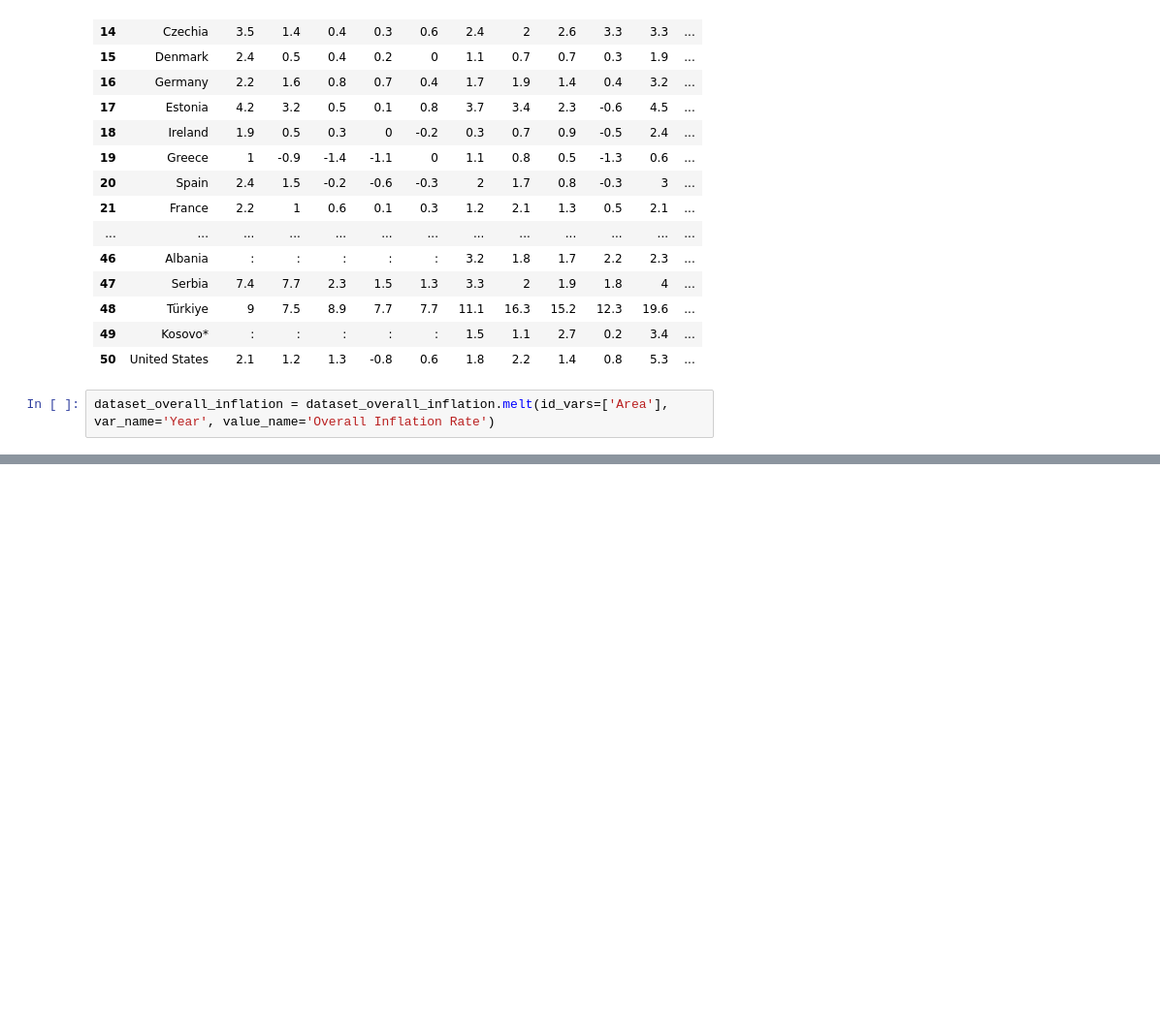
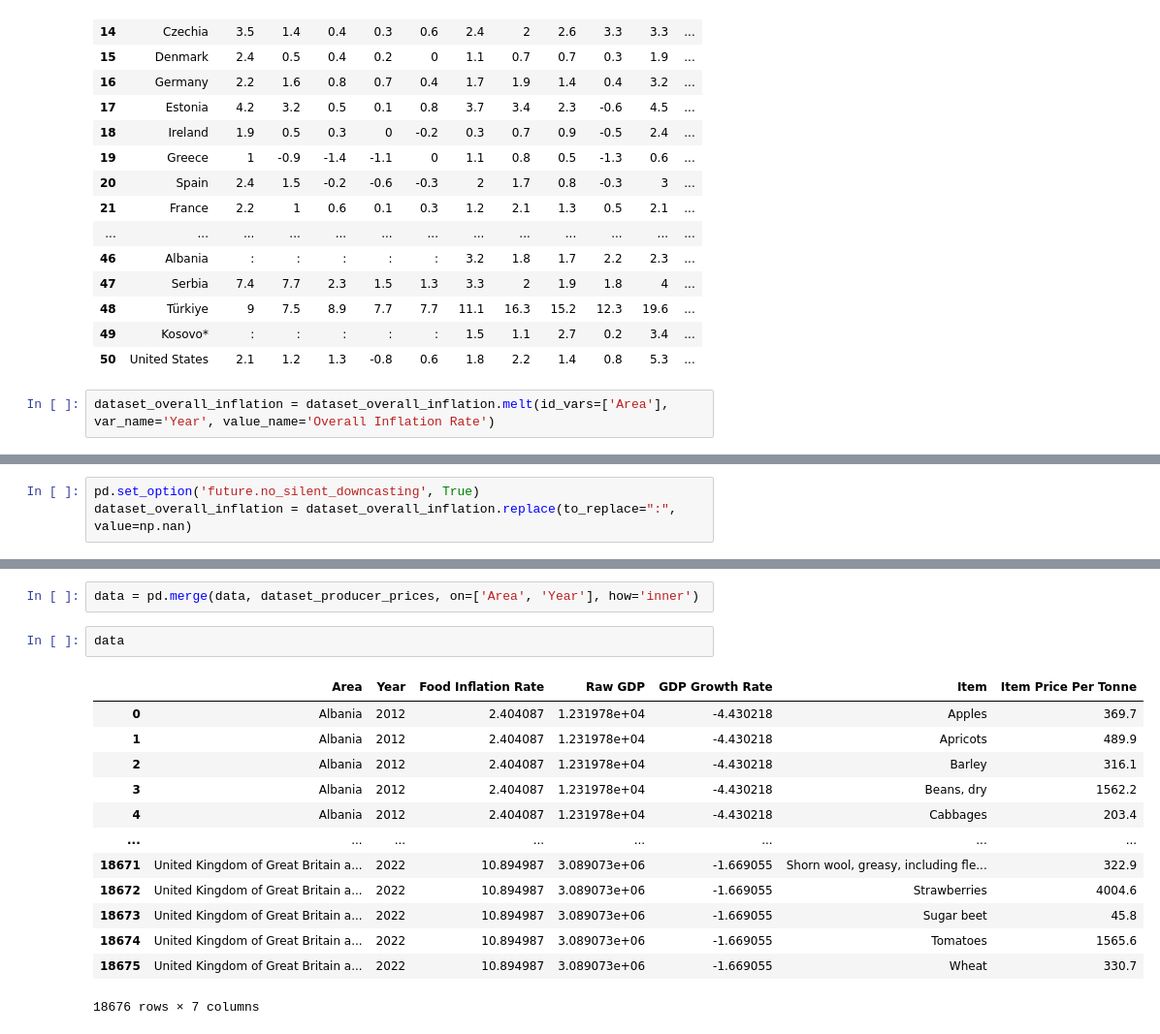
Before and after one commit to filipsam789/food-explainable-ai, a Jupyter notebook: project.ipynb, the cells around one changed output, grey strips where cells are left out. Shown: that part at 97% size. Cells and saved outputs as stored; diff of their text form; blank space fills up the shorter version.

```diff
--- a/project.ipynb
+++ b/project.ipynb
@@ -144,0 +211,3 @@ dataset_overall_inflation = dataset_overall_inflation.melt(id_vars=['Area'], var
+# %%
+pd.set_option('future.no_silent_downcasting', True)
+dataset_overall_inflation = dataset_overall_inflation.replace(to_replace=":", value=np.nan)
@@ -144,0 +331,18 @@ dataset_overall_inflation = dataset_overall_inflation.melt(id_vars=['Area'], var
+# %%
+data = pd.merge(data, dataset_producer_prices, on=['Area', 'Year'], how='inner')
+# %%
+data
+# %% [output]
+|  | Area | Year | Food Inflation Rate | Raw GDP | GDP Growth Rate | Item | Item Price Per Tonne |
+| 0 | Albania | 2012 | 2.404087 | 1.231978e+04 | -4.430218 | Apples | 369.7 |
+| 1 | Albania | 2012 | 2.404087 | 1.231978e+04 | -4.430218 | Apricots | 489.9 |
+| 2 | Albania | 2012 | 2.404087 | 1.231978e+04 | -4.430218 | Barley | 316.1 |
+| 3 | Albania | 2012 | 2.404087 | 1.231978e+04 | -4.430218 | Beans, dry | 1562.2 |
+| 4 | Albania | 2012 | 2.404087 | 1.231978e+04 | -4.430218 | Cabbages | 203.4 |
+| ... | ... | ... | ... | ... | ... | ... | ... |
+| 18671 | United Kingdom of Great Britain a... | 2022 | 10.894987 | 3.089073e+06 | -1.669055 | Shorn wool, greasy, including fle... | 322.9 |
+| 18672 | United Kingdom of Great Britain a... | 2022 | 10.894987 | 3.089073e+06 | -1.669055 | Strawberries | 4004.6 |
+| 18673 | United Kingdom of Great Britain a... | 2022 | 10.894987 | 3.089073e+06 | -1.669055 | Sugar beet | 45.8 |
+| 18674 | United Kingdom of Great Britain a... | 2022 | 10.894987 | 3.089073e+06 | -1.669055 | Tomatoes | 1565.6 |
+| 18675 | United Kingdom of Great Britain a... | 2022 | 10.894987 | 3.089073e+06 | -1.669055 | Wheat | 330.7 |
+18676 rows × 7 columns
```
Also changed, not shown: parts of 36 cells of this notebook.
